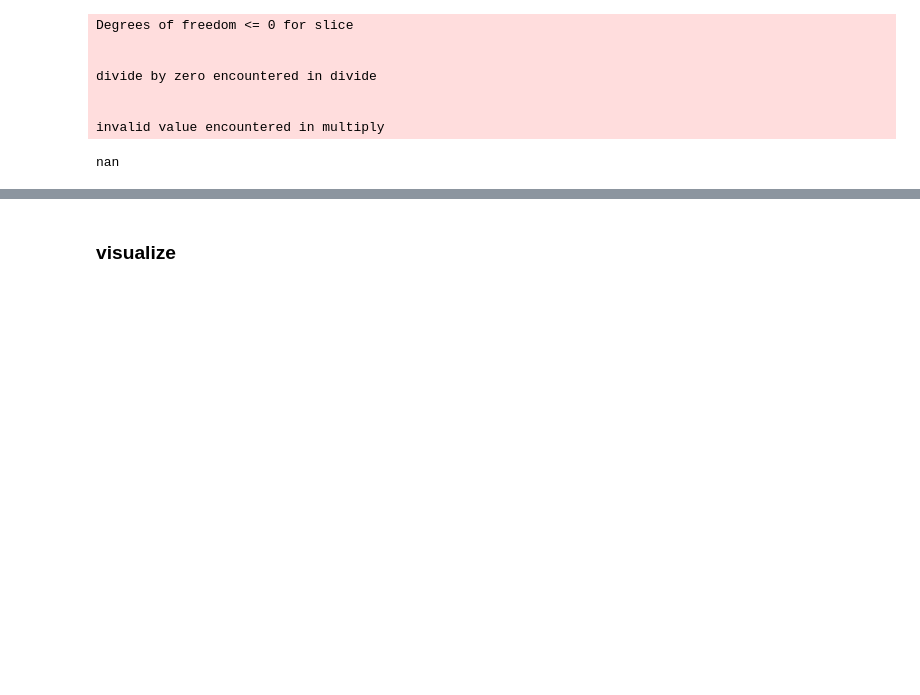
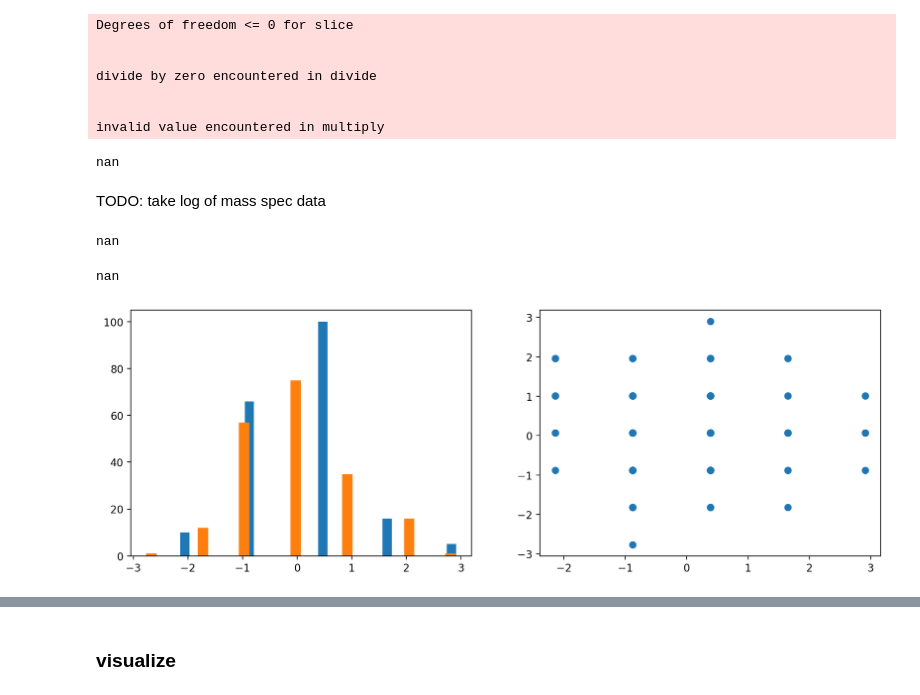
Before and after one commit to rengesf/flavorpred, a Jupyter notebook: workflow.ipynb, the cells around one changed output, grey strips where cells are left out. Cells and saved outputs as stored; diff of their text form; code cells hidden in the pictures; blank space fills up the shorter version.

```diff
--- a/workflow.ipynb
+++ b/workflow.ipynb
@@ -532,6 +653,14 @@ divide by zero encountered in divide
 
 invalid value encountered in multiply
 nan
+# %% [markdown]
+TODO: take log of mass spec data
+# %%
+check_correlation(sweet_pred_rounded_norm, sweet_panelist_norm)
+# %% [output]
+nan
+nan
+[figure, added]
 # %%
 check_correlation(sweet_pred_norm,sweet_panelist_norm)
 # %% [output]
```
Also changed, not shown: parts of 16 cells of this notebook, 2 other files.
